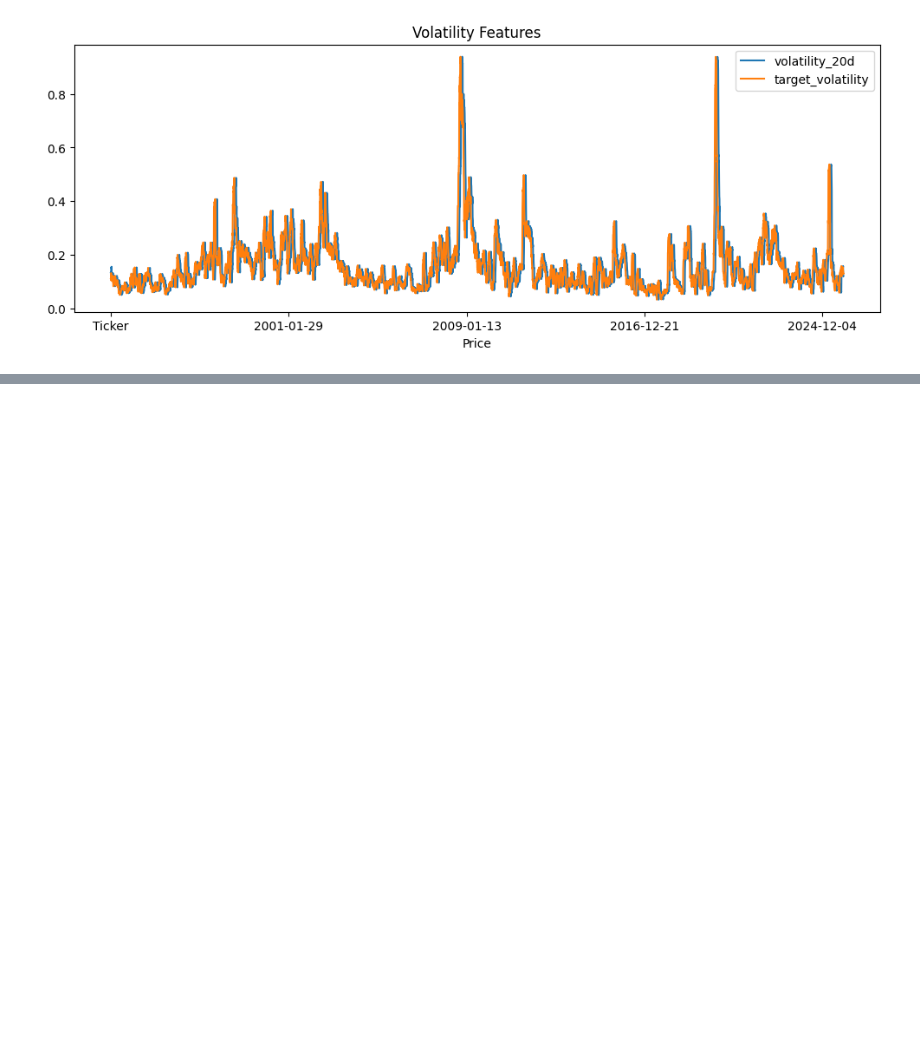
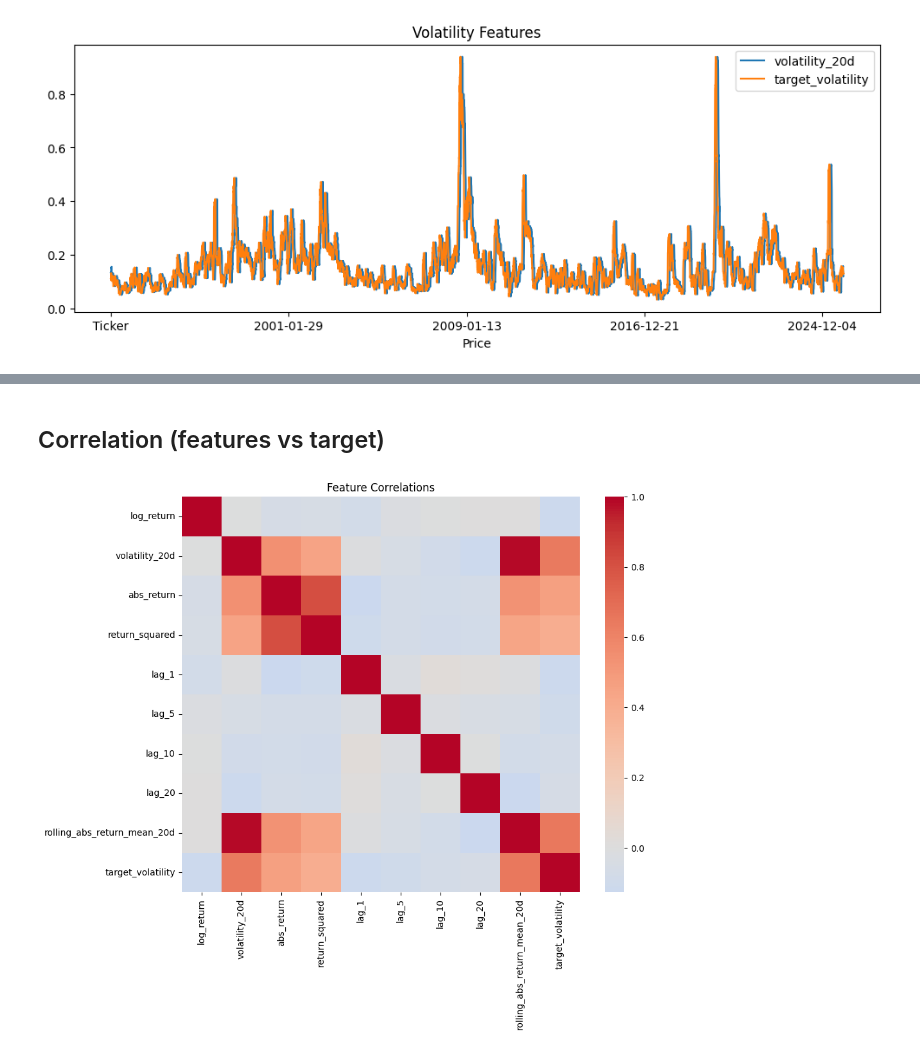
Before and after one commit to coder-red/Financial-volatility-forecasting, a Jupyter notebook: notebooks/01_eda.ipynb, the cells around one changed output, grey strips where cells are left out. Cells and saved outputs as stored; diff of their text form; code cells hidden in the pictures; blank space fills up the shorter version.

```diff
--- a/notebooks/01_eda.ipynb
+++ b/notebooks/01_eda.ipynb
@@ -126,0 +111,12 @@ NameError: name 'df' is not defined
+# %% [markdown]
+## Correlation (features vs target)
+# %%
+numeric_df = df.select_dtypes(include=[np.number])
+
+plt.figure(figsize=(10,8))
+sns.heatmap(numeric_df.corr(), cmap="coolwarm", center=0)
+plt.title("Feature Correlations")
+plt.savefig(f"{RESULTS_DIR}/figures/eda/correlations.png",
+            dpi=300, bbox_inches="tight")
+# %% [output]
+[figure, added]
```
Also changed, not shown: parts of 9 cells of this notebook, 8 other files.
